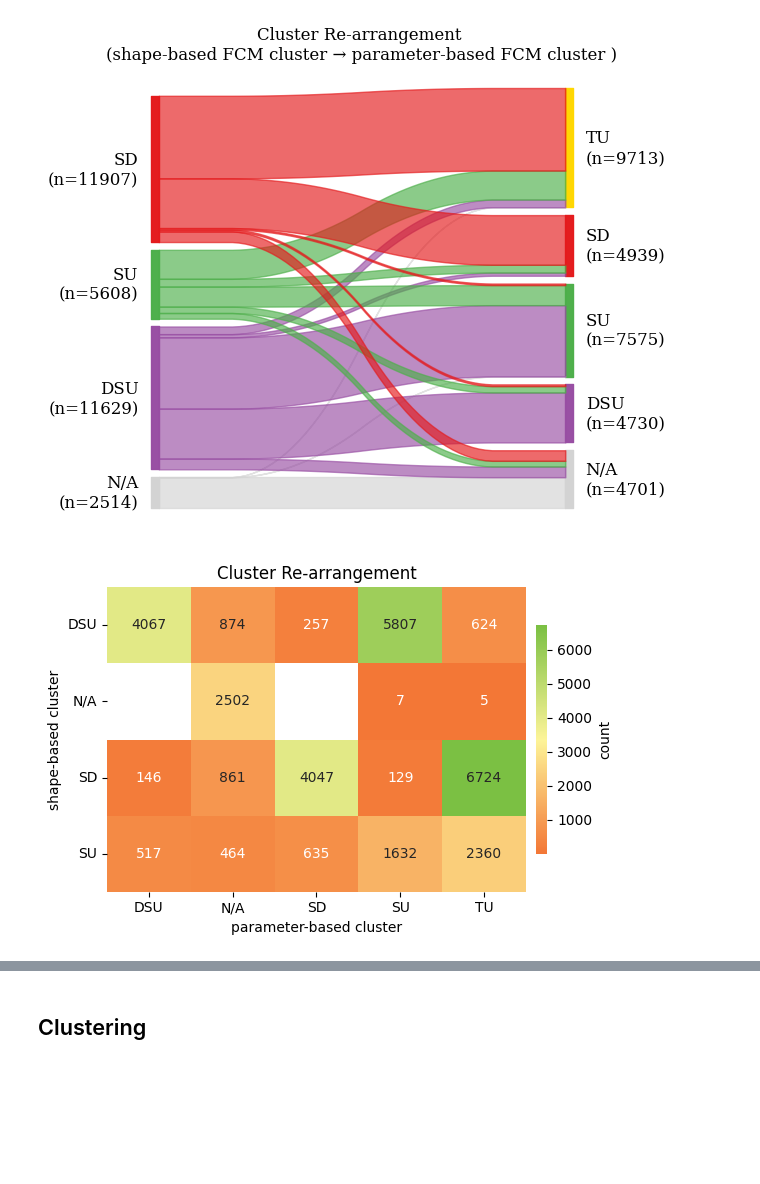
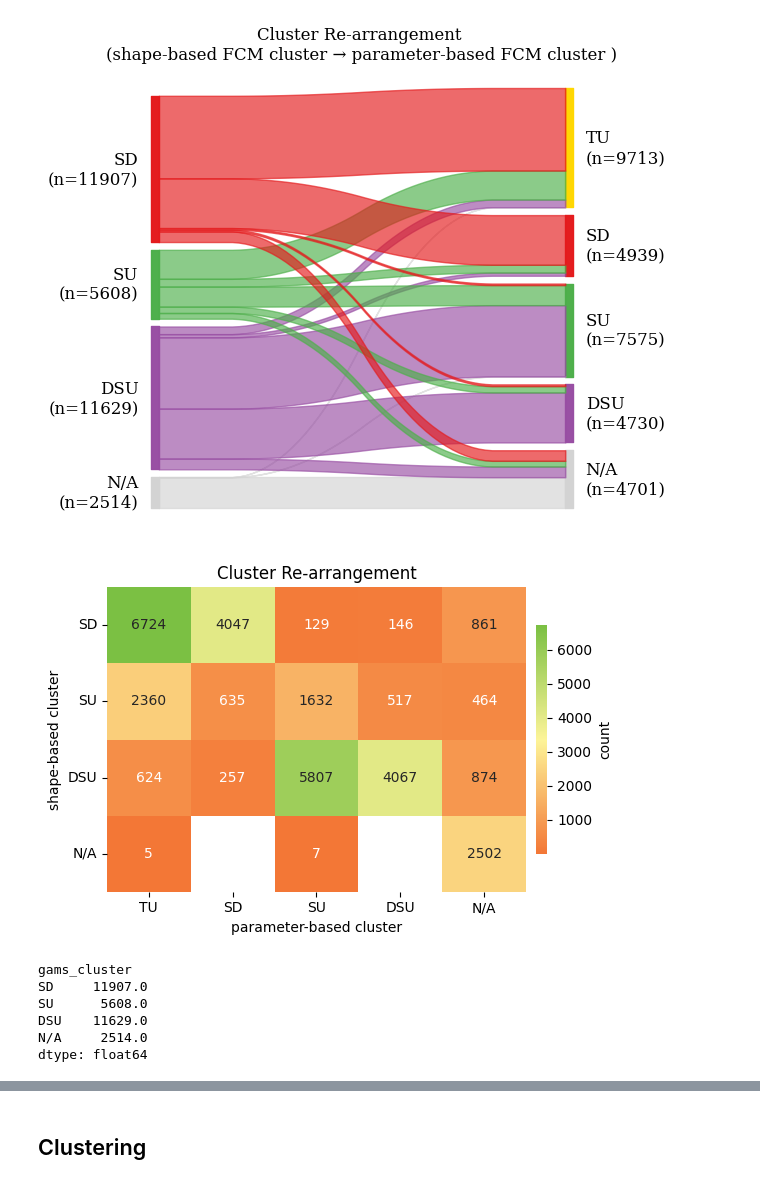
Before and after one commit to mariegrho/Expression_baseline_models, a Jupyter notebook: clustering/eval_param_cluster.ipynb, the cells around one changed output, grey strips where cells are left out. Drawn from its saved outputs; the diff is of its cells as text; code cells hidden in the pictures; blank space fills up the shorter version.

```diff
--- a/clustering/eval_param_cluster.ipynb
+++ b/clustering/eval_param_cluster.ipynb
@@ -802,0 +914,37 @@ plot_super_subcluster_grid(trajectories_da, super_labels, sub_labels, figsize=No
+# %%
+import numpy as np
+import pandas as pd
+from scipy.stats import pearsonr, spearmanr
+
+genes = da['ensembl_gene_id'].values
+sc    = da['supercluster'].values
+sub   = da['subcluster'].values
+X     = da.values  # shape (n_genes, n_time)
+
+meta = pd.DataFrame({'gene': genes, 'supercluster': sc, 'subcluster': sub})
+
+corr_to_centroid = np.full(X.shape[0], np.nan)
+pval_to_centroid = np.full(X.shape[0], np.nan)
+
+for (s, k), grp in meta.groupby(['supercluster', 'subcluster']):
+    idx = grp.index.values
+    centroid = X[idx, :].mean(axis=0)   # subcluster mean trajectory
+
+    for i in idx:
+        r, p = spearmanr(X[i, :], centroid)
+        corr_to_centroid[i] = r
+        pval_to_centroid[i] = p
+
+meta['corr_to_centroid'] = corr_to_centroid
+meta['pval_to_centroid'] = pval_to_centroid
+
+meta['sc_label'] = meta['supercluster'].map(p_cluster_names)
+
+# per-subcluster summary
+centroid_summary = meta.groupby(['sc_label', 'subcluster'])['corr_to_centroid'] \
+                        .agg(['mean', 'median', 'std', 'count'])
+print(centroid_summary.round(3))
+
+# genes that poorly match their subcluster's centroid
+outliers = meta[meta['corr_to_centroid'] < 0.5].sort_values('corr_to_centroid')
+#print(outliers.head(20))
@@ -863,6 +1133,8 @@ sankey(
 
 # Get current figure
 fig = plt.gcf()
+plt.rcParams['font.family'] = 'sans-serif'
+
 fig.set_size_inches(6, 6)
 fig.set_facecolor("w")
 plt.title(f"Cluster Re-arrangement \n({algo1} → {algo2})")
@@ -873,22 +1145,32 @@ plt.show()
 # %%
 data = data[["ensembl_gene_id","gams_cluster", "ode_cluster"]]
 matr = data.groupby(["gams_cluster", "ode_cluster"]).count().reset_index()
 df_plot = matr.pivot(index="gams_cluster", columns=["ode_cluster"], values="ensembl_gene_id")
+df_plot = df_plot.reindex(index=gams_cluster_order, columns=p_cluster_order)
 
 import seaborn as sns
 row_totals = data.groupby("gams_cluster")["ensembl_gene_id"].count()
 col_totals = data.groupby("ode_cluster")["ensembl_gene_id"].count()
 
 cmap = sns.color_palette("blend:#f37736,#fdf498,#7bc043", as_cmap=True)
 
 plt.rcParams['font.family'] = 'sans-serif'
 fig, ax = plt.subplots(figsize=(6, 4),)
 sns.heatmap(df_plot,annot=True, cmap=cmap, fmt=".0f", cbar_kws={'label': 'count', 'shrink': 0.75, 'pad': 0.02 })
 plt.xlabel("parameter-based cluster")
 plt.ylabel("shape-based cluster")
 plt.yticks(rotation=0)
 plt.title(f"Cluster Re-arrangement")
 plt.tight_layout()
 plt.savefig("figs/cluster_agreement_heatmap_Rep_jointODE.png", dpi=300)
 # %% [output]
-[figure, old version]
+[figure, new version]
+# %%
+df_plot.sum(axis=1)
+# %% [output]
+gams_cluster
+SD     11907.0
+SU      5608.0
+DSU    11629.0
+N/A     2514.0
+dtype: float64
```
Also changed, not shown: parts of 23 cells of this notebook, 14 other files.
